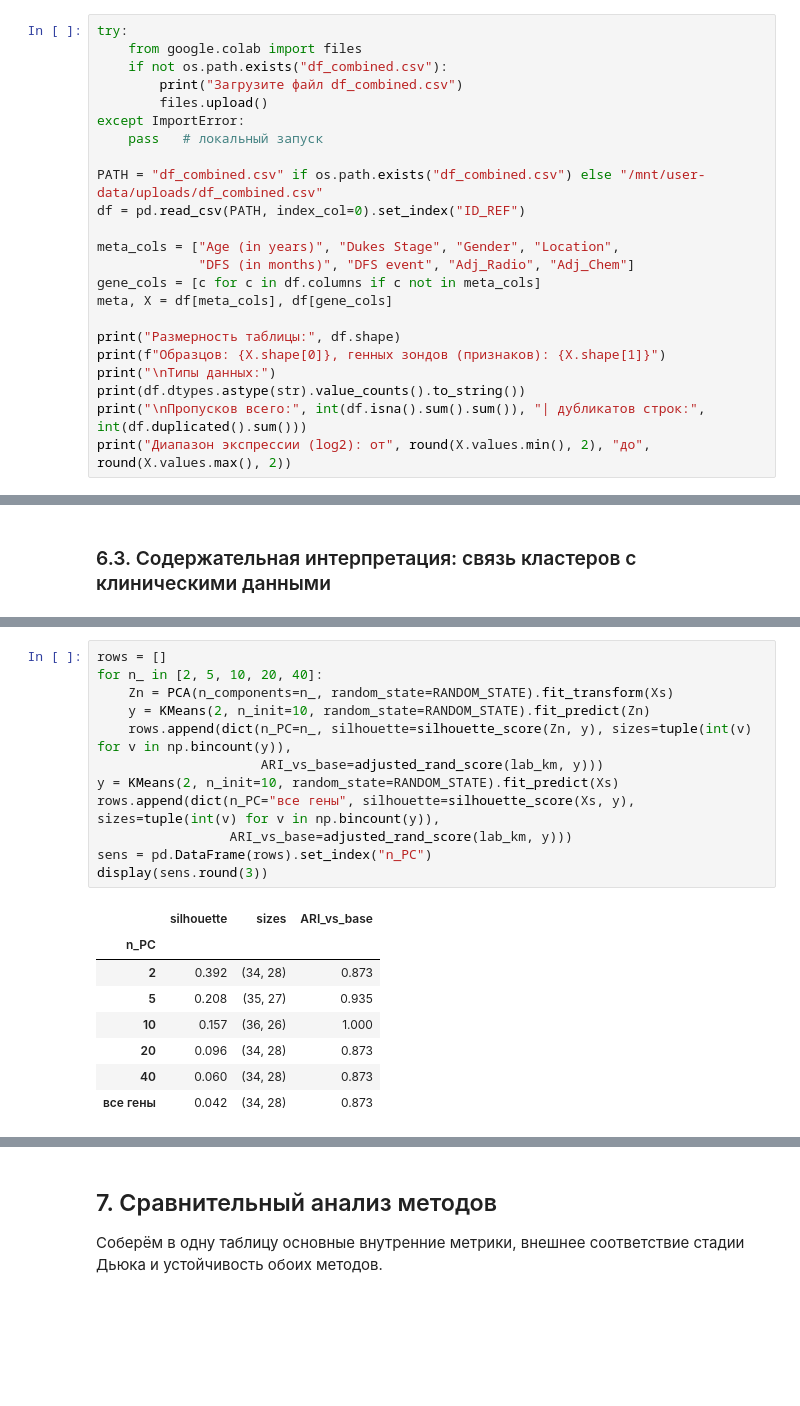
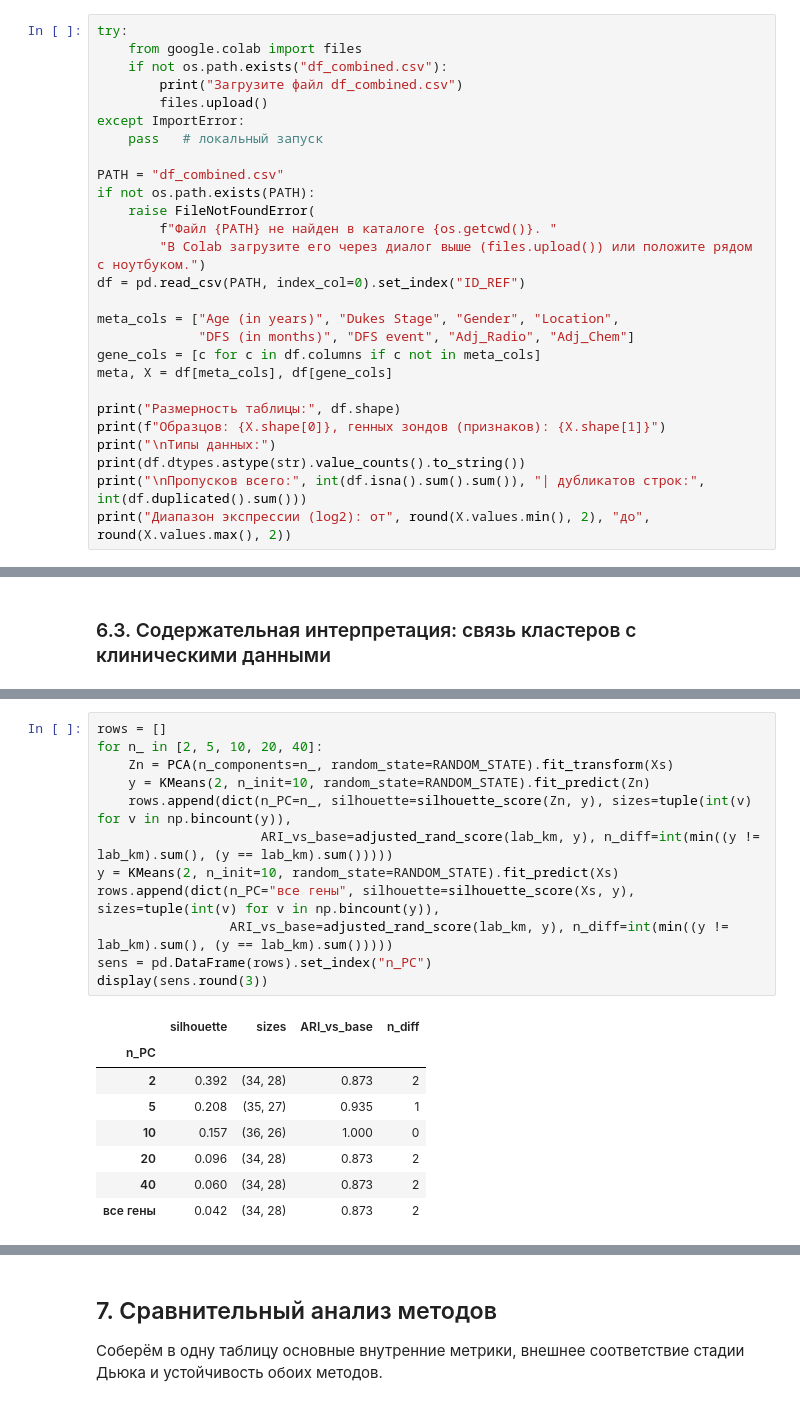
Before and after one commit to Kokunov777/Clustering_laba_3, a Jupyter notebook: lab3_clustering_gene_expression.ipynb, the cells around one changed output, grey strips where cells are left out. Saved outputs shown, nothing was run; the diff lists cells and outputs as text; blank space fills up the shorter version.

```diff
--- a/lab3_clustering_gene_expression.ipynb
+++ b/lab3_clustering_gene_expression.ipynb
@@ -128,7 +128,11 @@ try:
 except ImportError:
     pass   # локальный запуск
 
-PATH = "df_combined.csv" if os.path.exists("df_combined.csv") else "/mnt/user-data/uploads/df_combined.csv"
+PATH = "df_combined.csv"
+if not os.path.exists(PATH):
+    raise FileNotFoundError(
+        f"Файл {PATH} не найден в каталоге {os.getcwd()}. "
+        "В Colab загрузите его через диалог выше (files.upload()) или положите рядом с ноутбуком.")
 df = pd.read_csv(PATH, index_col=0).set_index("ID_REF")
 
 meta_cols = ["Age (in years)", "Dukes Stage", "Gender", "Location",
@@ -1136,21 +1216,21 @@ display(meta.assign(cluster=lab_km).groupby("cluster")[["Age (in years)", "DFS (
 # %%
 rows = []
 for n_ in [2, 5, 10, 20, 40]:
     Zn = PCA(n_components=n_, random_state=RANDOM_STATE).fit_transform(Xs)
     y = KMeans(2, n_init=10, random_state=RANDOM_STATE).fit_predict(Zn)
     rows.append(dict(n_PC=n_, silhouette=silhouette_score(Zn, y), sizes=tuple(int(v) for v in np.bincount(y)),
-                     ARI_vs_base=adjusted_rand_score(lab_km, y)))
+                     ARI_vs_base=adjusted_rand_score(lab_km, y), n_diff=int(min((y != lab_km).sum(), (y == lab_km).sum()))))
 y = KMeans(2, n_init=10, random_state=RANDOM_STATE).fit_predict(Xs)
 rows.append(dict(n_PC="все гены", silhouette=silhouette_score(Xs, y), sizes=tuple(int(v) for v in np.bincount(y)),
-                 ARI_vs_base=adjusted_rand_score(lab_km, y)))
+                 ARI_vs_base=adjusted_rand_score(lab_km, y), n_diff=int(min((y != lab_km).sum(), (y == lab_km).sum()))))
 sens = pd.DataFrame(rows).set_index("n_PC")
 display(sens.round(3))
 # %% [output]
-|  | silhouette | sizes | ARI_vs_base |
-| n_PC |  |  |  |
-| 2 | 0.392 | (34, 28) | 0.873 |
-| 5 | 0.208 | (35, 27) | 0.935 |
-| 10 | 0.157 | (36, 26) | 1.000 |
-| 20 | 0.096 | (34, 28) | 0.873 |
-| 40 | 0.060 | (34, 28) | 0.873 |
-| все гены | 0.042 | (34, 28) | 0.873 |
+|  | silhouette | sizes | ARI_vs_base | n_diff |
+| n_PC |  |  |  |  |
+| 2 | 0.392 | (34, 28) | 0.873 | 2 |
+| 5 | 0.208 | (35, 27) | 0.935 | 1 |
+| 10 | 0.157 | (36, 26) | 1.000 | 0 |
+| 20 | 0.096 | (34, 28) | 0.873 | 2 |
+| 40 | 0.060 | (34, 28) | 0.873 | 2 |
+| все гены | 0.042 | (34, 28) | 0.873 | 2 |
```
Also changed, not shown: parts of 35 cells of this notebook.
